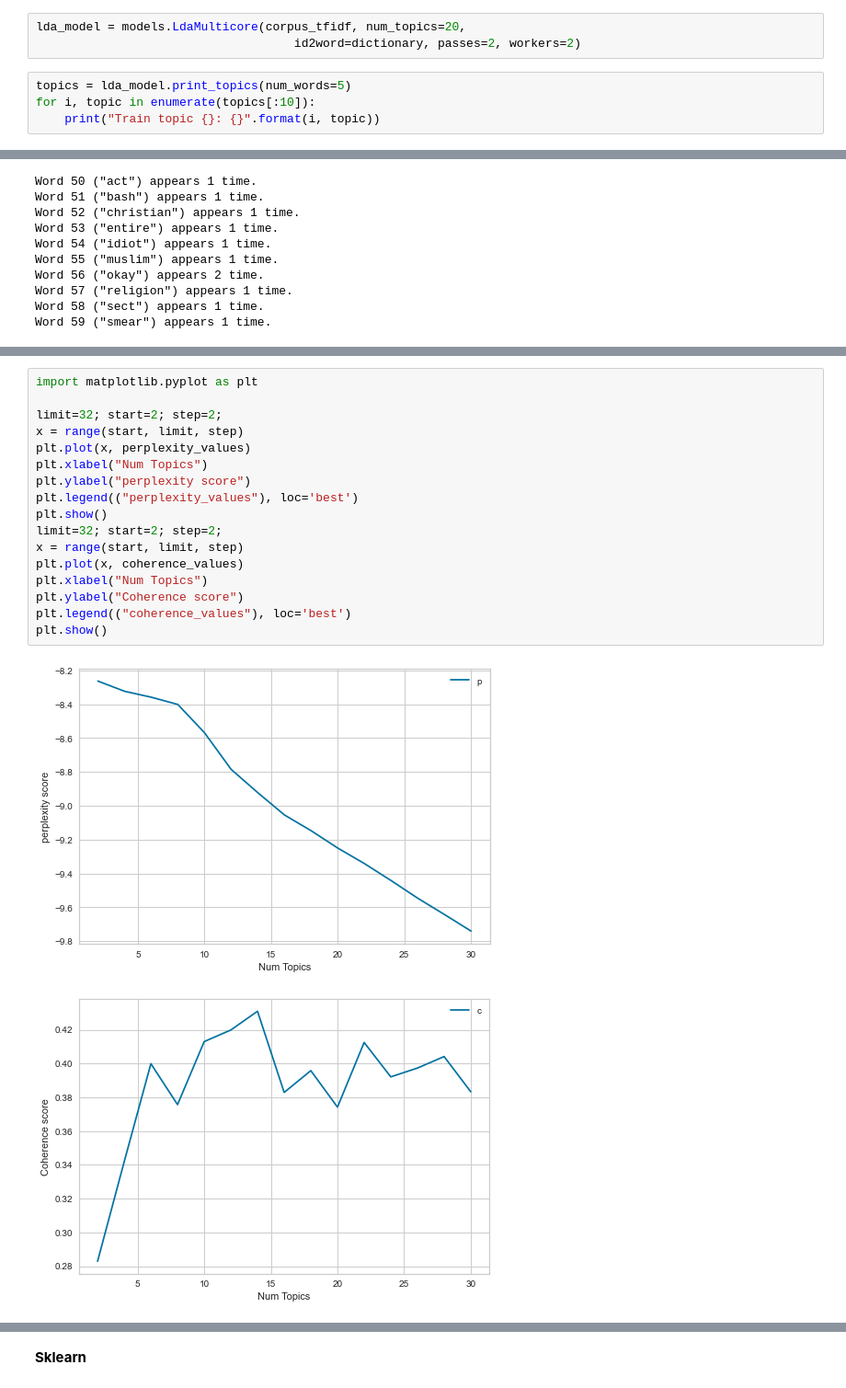
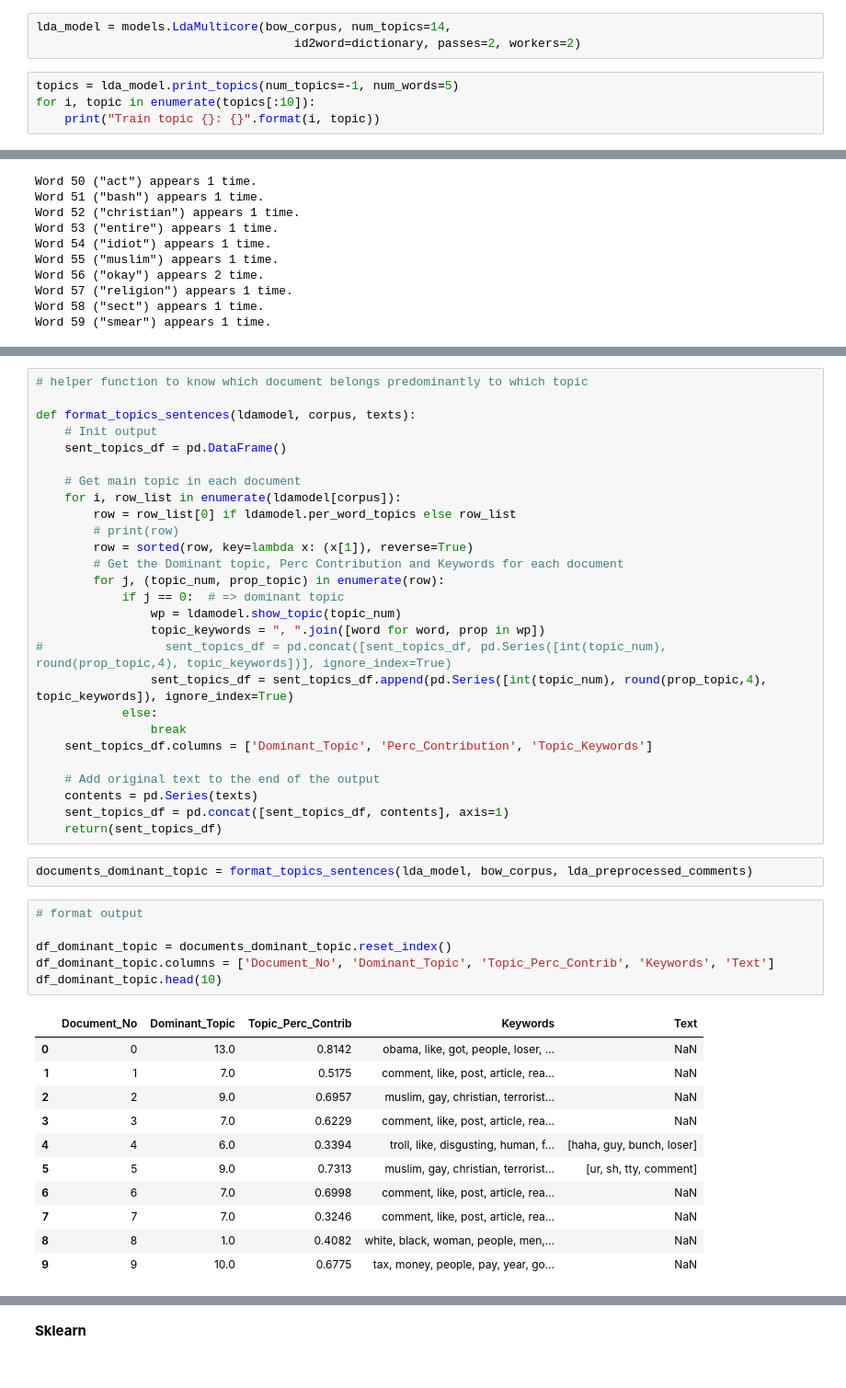
Before and after one commit to dvh549/Text_Mining, a Jupyter notebook: Toxic Comments Revamped.ipynb, the cells around one changed output, grey strips where cells are left out. Shown at 92% size. Drawn from its saved outputs; the diff is of its cells as text.

Commit message:
Included Dominant Topics

```diff
--- a/Toxic Comments Revamped.ipynb
+++ b/Toxic Comments Revamped.ipynb
@@ -652,8 +697,8 @@ corpus_tfidf = tfidf[bow_corpus]
 # %%
-lda_model = models.LdaMulticore(corpus_tfidf, num_topics=20,
+lda_model = models.LdaMulticore(bow_corpus, num_topics=14,
                                     id2word=dictionary, passes=2, workers=2)
 # %%
-topics = lda_model.print_topics(num_words=5)
+topics = lda_model.print_topics(num_topics=-1, num_words=5)
 for i, topic in enumerate(topics[:10]):
     print("Train topic {}: {}".format(i, topic))
 # %% [output]
@@ -768,20 +778,47 @@ for i in range(2, 32, 2):
-# %%
-import matplotlib.pyplot as plt
-
-limit=32; start=2; step=2;
-x = range(start, limit, step)
-plt.plot(x, perplexity_values)
-plt.xlabel("Num Topics")
-plt.ylabel("perplexity score")
-plt.legend(("perplexity_values"), loc='best')
-plt.show()
-limit=32; start=2; step=2;
-x = range(start, limit, step)
-plt.plot(x, coherence_values)
-plt.xlabel("Num Topics")
-plt.ylabel("Coherence score")
-plt.legend(("coherence_values"), loc='best')
-plt.show()
-# %% [output]
-[figure, removed]
-[figure, removed]
+# %%
+# helper function to know which document belongs predominantly to which topic
+
+def format_topics_sentences(ldamodel, corpus, texts):
+    # Init output
+    sent_topics_df = pd.DataFrame()
+
+    # Get main topic in each document
+    for i, row_list in enumerate(ldamodel[corpus]):
+        row = row_list[0] if ldamodel.per_word_topics else row_list
+        # print(row)
+        row = sorted(row, key=lambda x: (x[1]), reverse=True)
+        # Get the Dominant topic, Perc Contribution and Keywords for each document
+        for j, (topic_num, prop_topic) in enumerate(row):
+            if j == 0:  # => dominant topic
+                wp = ldamodel.show_topic(topic_num)
+                topic_keywords = ", ".join([word for word, prop in wp])
+#                 sent_topics_df = pd.concat([sent_topics_df, pd.Series([int(topic_num), round(prop_topic,4), topic_keywords])], ignore_index=True)
+                sent_topics_df = sent_topics_df.append(pd.Series([int(topic_num), round(prop_topic,4), topic_keywords]), ignore_index=True)
+            else:
+                break
+    sent_topics_df.columns = ['Dominant_Topic', 'Perc_Contribution', 'Topic_Keywords']
+
+    # Add original text to the end of the output
+    contents = pd.Series(texts)
+    sent_topics_df = pd.concat([sent_topics_df, contents], axis=1)
+    return(sent_topics_df)
+# %%
+documents_dominant_topic = format_topics_sentences(lda_model, bow_corpus, lda_preprocessed_comments)
+# %%
+# format output
+
+df_dominant_topic = documents_dominant_topic.reset_index()
+df_dominant_topic.columns = ['Document_No', 'Dominant_Topic', 'Topic_Perc_Contrib', 'Keywords', 'Text']
+df_dominant_topic.head(10)
+# %% [output]
+|  | Document_No | Dominant_Topic | Topic_Perc_Contrib | Keywords | Text |
+| 0 | 0 | 13.0 | 0.8142 | obama, like, got, people, loser, ... | NaN |
+| 1 | 1 | 7.0 | 0.5175 | comment, like, post, article, rea... | NaN |
+| 2 | 2 | 9.0 | 0.6957 | muslim, gay, christian, terrorist... | NaN |
+| 3 | 3 | 7.0 | 0.6229 | comment, like, post, article, rea... | NaN |
+| 4 | 4 | 6.0 | 0.3394 | troll, like, disgusting, human, f... | [haha, guy, bunch, loser] |
+| 5 | 5 | 9.0 | 0.7313 | muslim, gay, christian, terrorist... | [ur, sh, tty, comment] |
+| 6 | 6 | 7.0 | 0.6998 | comment, like, post, article, rea... | NaN |
+| 7 | 7 | 7.0 | 0.3246 | comment, like, post, article, rea... | NaN |
+| 8 | 8 | 1.0 | 0.4082 | white, black, woman, people, men,... | NaN |
+| 9 | 9 | 10.0 | 0.6775 | tax, money, people, pay, year, go... | NaN |
```
Also changed, not shown: parts of 12 cells of this notebook.
